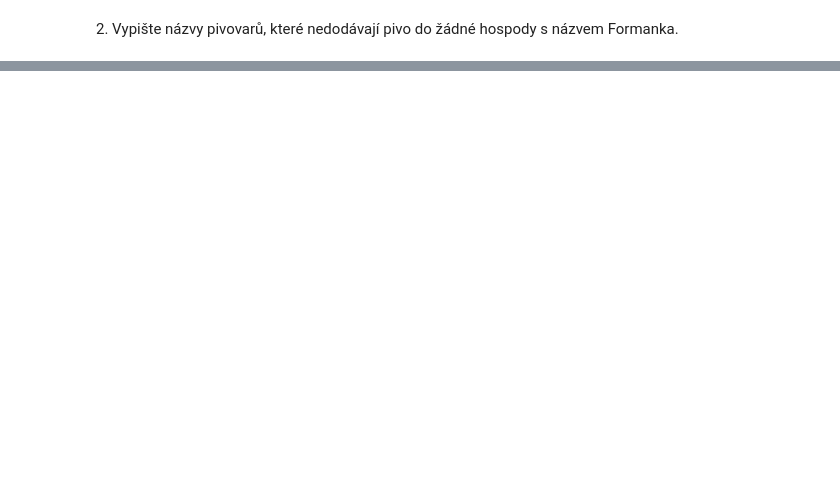
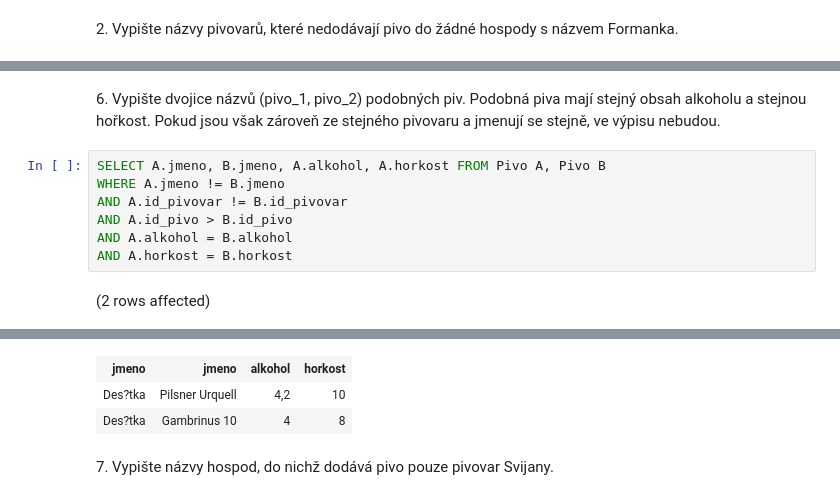
Before and after one commit to TUL-IT-2020/RDB-Rizeni_databazi, a Jupyter notebook: cviceni/pivovary/Pivo.ipynb, the cells around one changed output, grey strips where cells are left out. Saved outputs shown, nothing was run; the diff lists cells and outputs as text; blank space fills up the shorter version.

```diff
--- a/cviceni/pivovary/Pivo.ipynb
+++ b/cviceni/pivovary/Pivo.ipynb
@@ -153,0 +175,11 @@ Total execution time: 00:00:00.014
+# %% [markdown]
+6\. Vypište dvojice názvů (pivo\_1, pivo\_2) podobných piv. Podobná piva mají stejný obsah alkoholu a stejnou hořkost. Pokud jsou však zároveň ze stejného pivovaru a jmenují se stejně, ve výpisu nebudou.
+# %%
+SELECT A.jmeno, B.jmeno, A.alkohol, A.horkost FROM Pivo A, Pivo B
+WHERE A.jmeno != B.jmeno
+AND A.id_pivovar != B.id_pivovar
+AND A.id_pivo > B.id_pivo
+AND A.alkohol = B.alkohol
+AND A.horkost = B.horkost
+# %% [output]
+(2 rows affected)
@@ -153,0 +187,5 @@ Total execution time: 00:00:00.014
+| jmeno | jmeno | alkohol | horkost |
+| Des?tka | Pilsner Urquell | 4,2 | 10 |
+| Des?tka | Gambrinus 10 | 4 | 8 |
+# %% [markdown]
+7\. Vypište názvy hospod, do nichž dodává pivo pouze pivovar Svijany.
```
Also changed, not shown: parts of 33 cells of this notebook, 3 other files.
